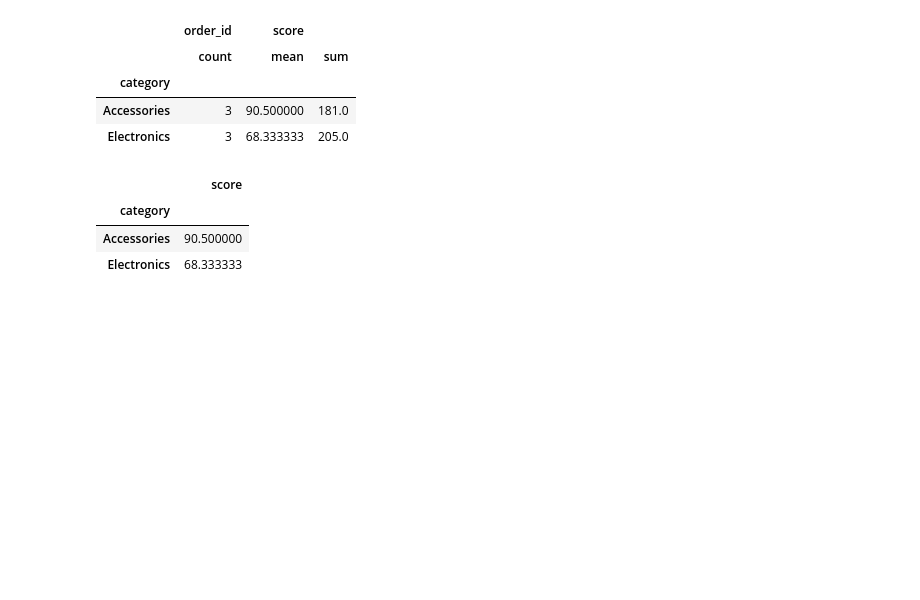
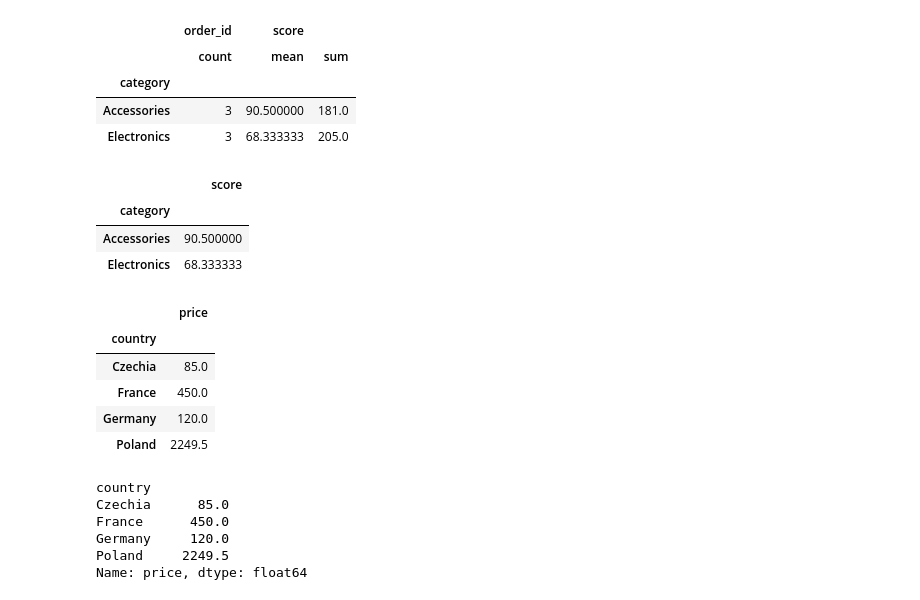
Before and after one commit to rajkonkret/PythonProjectSzkoleniePodstawyML, a Jupyter notebook: day3/pandas_zad3.ipynb, the cells around one changed output. Cells and saved outputs as stored; diff of their text form; code cells hidden in the pictures; blank space fills up the shorter version.

```diff
--- a/day3/pandas_zad3.ipynb
+++ b/day3/pandas_zad3.ipynb
@@ -357,3 +357,23 @@ df.groupby('category').agg({"score" : "mean"})
 | category |  |
 | Accessories | 90.500000 |
 | Electronics | 68.333333 |
+# %%
+# pivot table
+df.pivot_table(values="price", index="country", aggfunc="mean")
+# %% [output]
+|  | price |
+| country |  |
+| Czechia | 85.0 |
+| France | 450.0 |
+| Germany | 120.0 |
+| Poland | 2249.5 |
+# %%
+# za pomocą groupby()
+df.groupby('country')['price'].mean()
+# %% [output]
+country
+Czechia      85.0
+France      450.0
+Germany     120.0
+Poland     2249.5
+Name: price, dtype: float64
```
Also changed, not shown: parts of 1 cell of this notebook.
